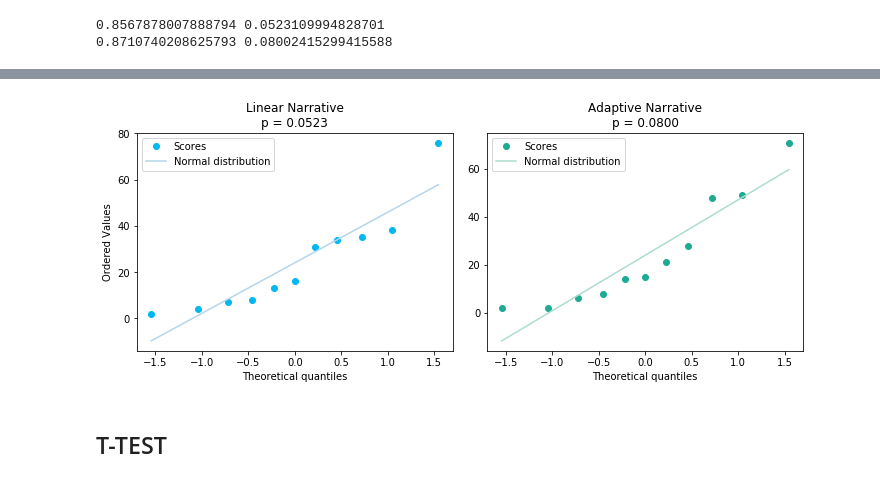
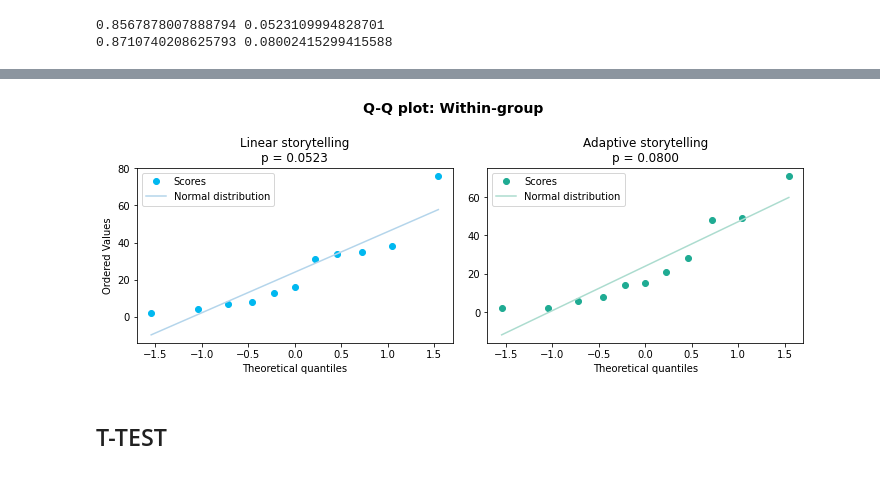
Before and after one commit to adrhegedus/MEA-G502-2020, a Jupyter notebook: evaluation.ipynb, the cells around one changed output, grey strips where cells are left out. Drawn from its saved outputs; the diff is of its cells as text; code cells hidden in the pictures.

```diff
--- a/evaluation.ipynb
+++ b/evaluation.ipynb
@@ -298,29 +337,30 @@ plt.show()
 # %%
 fig = plt.figure(figsize = (10, 4))
 
 ax_wo = fig.add_subplot(121)
 QQWithout = stats.probplot(linearSum.dropna(), plot=plt)
 ax_wo.get_lines()[0].set_markerfacecolor("#00B8F0")
 ax_wo.get_lines()[0].set_color("#00B8F0")
 ax_wo.get_lines()[1].set_color("#B4D5EB")
-ax_wo.set_title("Linear Narrative\np = %.4f" % p_wo)
+ax_wo.set_title("Linear storytelling\np = %.4f" % p_wo)
 ax_wo.legend(["Scores", "Normal distribution"])
 
 ax_w = fig.add_subplot(122)
 QQWith = stats.probplot(adaptiveSum.dropna(), plot=plt)
 ax_w.get_lines()[0].set_markerfacecolor("#1FAB93")
 ax_w.get_lines()[0].set_color("#1FAB93")
 ax_w.get_lines()[1].set_color("#ACDCCF")
-ax_w.set_title("Adaptive Narrative\np = %.4f" % p_w)
+ax_w.set_title("Adaptive storytelling\np = %.4f" % p_w)
 ax_w.set_ylabel("")
 ax_w.legend(["Scores", "Normal distribution"])
 
+plt.suptitle("Q-Q plot: Within-group", size=14, weight="semibold")
 plt.tight_layout(pad=1, w_pad=1.5, h_pad=1.0)
-plt.subplots_adjust(top=0.9)
+plt.subplots_adjust(top=0.75)
 
 plt.show()
 # %% [output]
-[figure, old version]
+[figure, new version]
 # %% [markdown]
 ## T-TEST
 # %%
```
Also changed, not shown: parts of 43 cells of this notebook, 18 other files.
